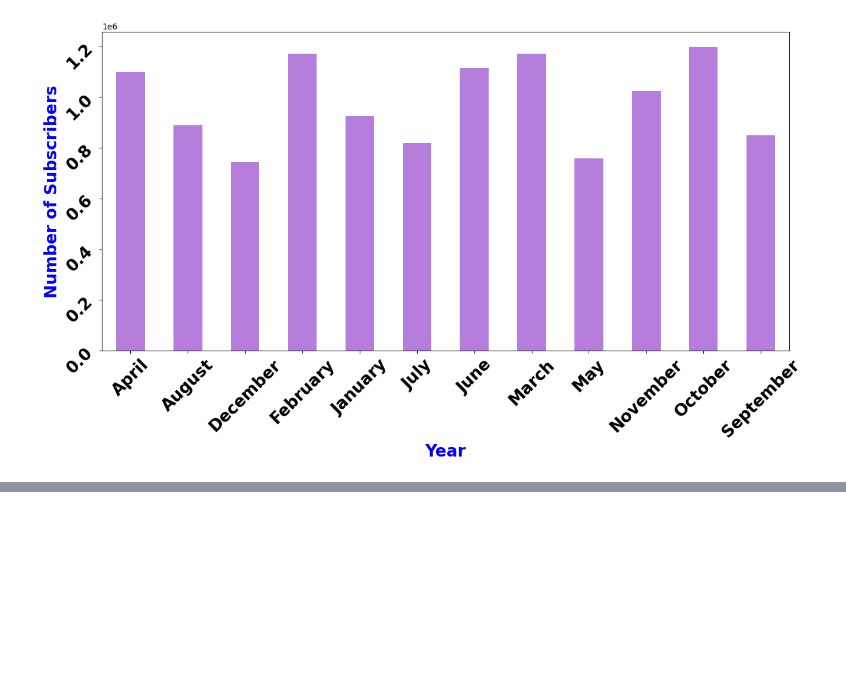
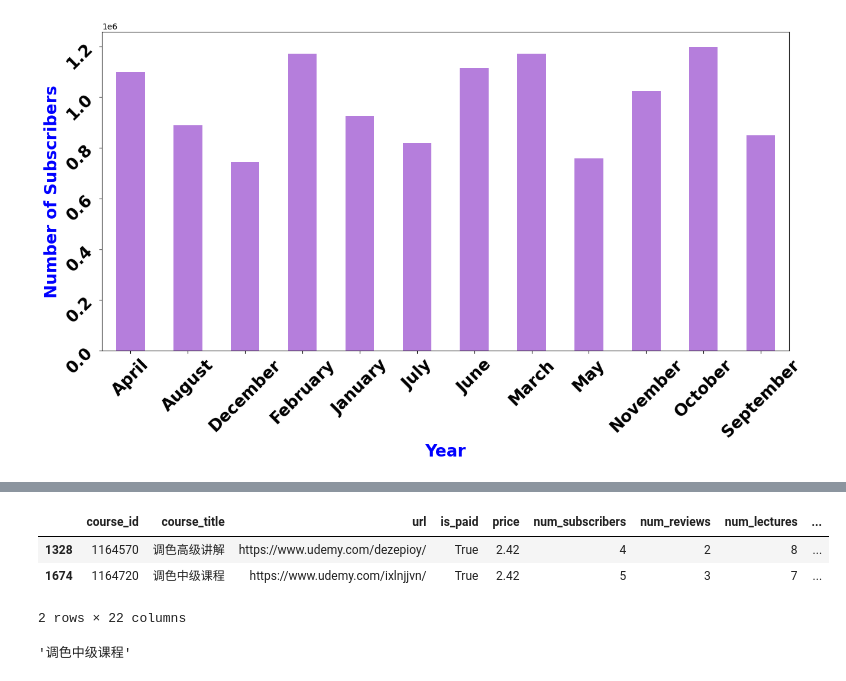
Before and after one commit to lawalsegun2025/udemy_course_recommendation_system, a Jupyter notebook: EDA_on_udemy_courses_dataset.ipynb, the cells around one changed output, grey strips where cells are left out. Drawn from its saved outputs; the diff is of its cells as text; code cells hidden in the pictures; blank space fills up the shorter version.

Commit message:
coursee title

```diff
--- a/EDA_on_udemy_courses_dataset.ipynb
+++ b/EDA_on_udemy_courses_dataset.ipynb
@@ -561,0 +627,12 @@ Text(0, 0.5, 'Number of Subscribers')
+# %%
+# course title with minimum length
+df[df["course_title"].str.len()==min(df["course_title"].str.len())]
+# %% [output]
+|  | course_id | course_title | url | is_paid | price | num_subscribers | num_reviews | num_lectures | ... |
+| 1328 | 1164570 | 调色高级讲解 | https://www.udemy.com/dezepioy/ | True | 2.42 | 4 | 2 | 8 | ... |
+| 1674 | 1164720 | 调色中级课程 | https://www.udemy.com/ixlnjjvn/ | True | 2.42 | 5 | 3 | 7 | ... |
+2 rows × 22 columns
+# %%
+df['course_title'].iloc[1674]
+# %% [output]
+'调色中级课程'
```
Also changed, not shown: parts of 10 cells of this notebook.
